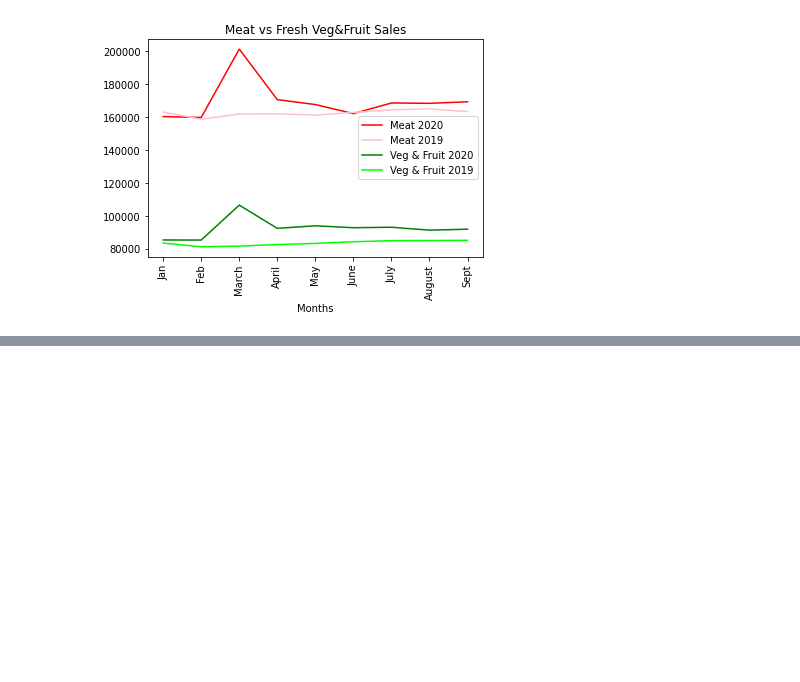
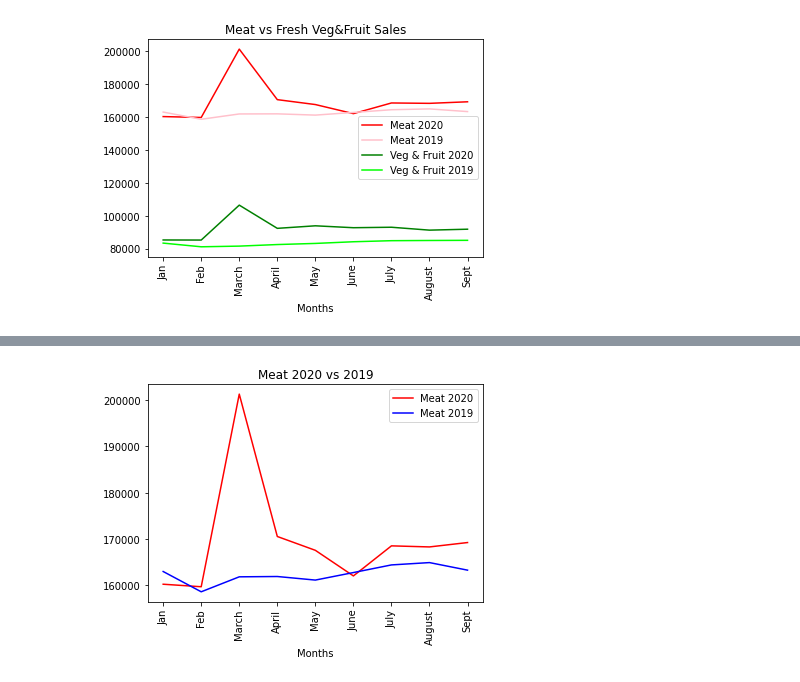
Before and after one commit to staceywai/bootcamp-project, a Jupyter notebook: Meat&VegSales.ipynb, the cells around one changed output, grey strips where cells are left out. Saved outputs shown, nothing was run; the diff lists cells and outputs as text; code cells hidden in the pictures; blank space fills up the shorter version.

Commit message:
added graphs for each meat category

```diff
--- a/Meat&VegSales.ipynb
+++ b/Meat&VegSales.ipynb
@@ -90,0 +124,12 @@ plt.show()
+# %%
+df = df.drop(columns=['2015M01', '2015M02', '2015M03',
+       '2015M04', '2015M05', '2015M06', '2015M07', '2015M08', '2015M09',
+       '2015M10', '2015M11', '2015M12', '2016M01', '2016M02', '2016M03',
+       '2016M04', '2016M05', '2016M06', '2016M07', '2016M08', '2016M09',
+       '2016M10', '2016M11', '2016M12', '2017M01', '2017M02', '2017M03',
+       '2017M04', '2017M05', '2017M06', '2017M07', '2017M08', '2017M09',
+       '2017M10', '2017M11', '2017M12', '2018M01', '2018M02', '2018M03',
+       '2018M04', '2018M05', '2018M06', '2018M07', '2018M08', '2018M09',
+       '2018M10', '2018M11', '2018M12' ])
+# %%
+df = df.set_index('Grocery Consumption Category ')
@@ -90,0 +157,3 @@ plt.show()
+# %%
+meat_df = df.loc[[df.index[7],df.index[8],df.index[9], df.index[10], df.index[11],df.index[12]]]
+meat_df
@@ -90,0 +169,2 @@ plt.show()
+# %%
+meat_df = meat_df.set_index('Consumption Category ')
@@ -90,0 +183,17 @@ plt.show()
+# %%
+months = ["Jan","Feb","March","April","May","June","July","August","Sept"]
+meats20, = plt.plot(months, meat_df.loc['Meats and poultry',["2020M01","2020M02","2020M03","2020M04","2020M05","2020M06","2020M07","2020M08","2020M09"]],
+                        color="red", label="Meat 2020")
+
+meats19, = plt.plot(months, meat_df.loc['Meats and poultry',["2019M01","2019M02","2019M03","2019M04","2019M05","2019M06","2019M07","2019M08","2019M09"]],
+                        color="blue", label="Meat 2019")
+
+
+# Create a legend for our chart
+plt.legend(handles=[meats20,meats19], loc="best")
+plt.title("Meat 2020 vs 2019")
+plt.xlabel("Months")
+plt.xticks(rotation="vertical")
+plt.show()
+# %% [output]
+[figure, added]
```
Also changed, not shown: parts of 12 cells of this notebook, 1 other file.
